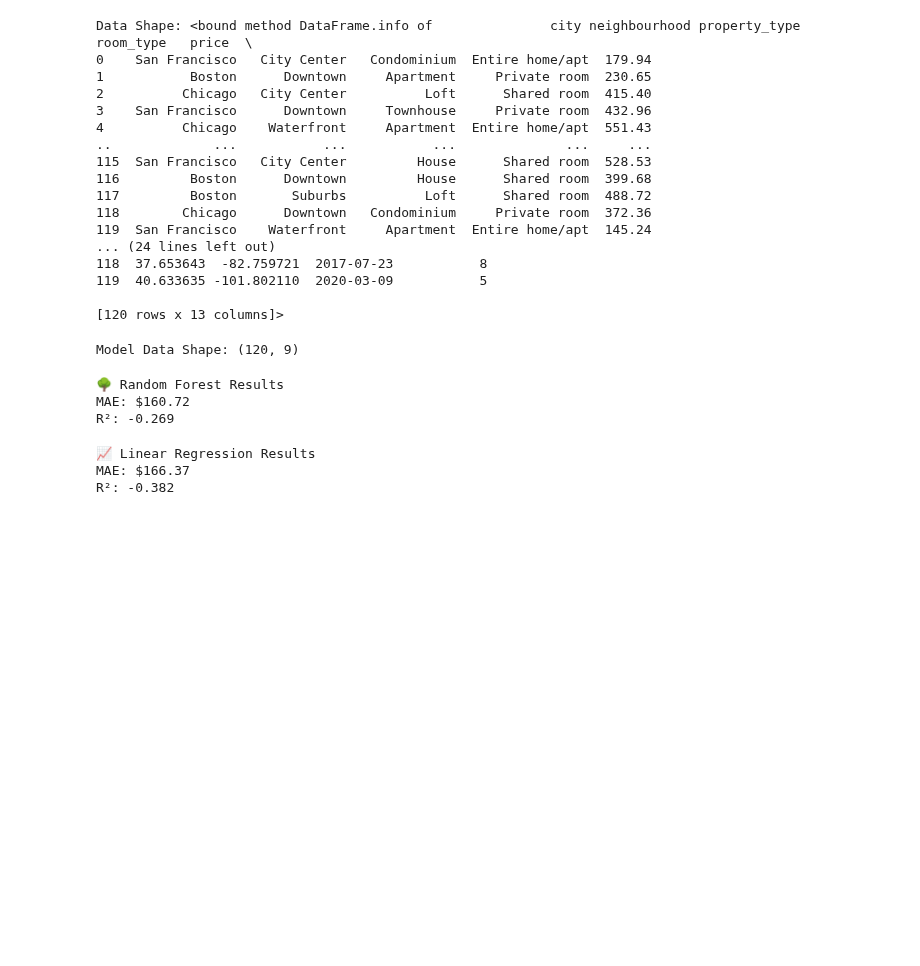
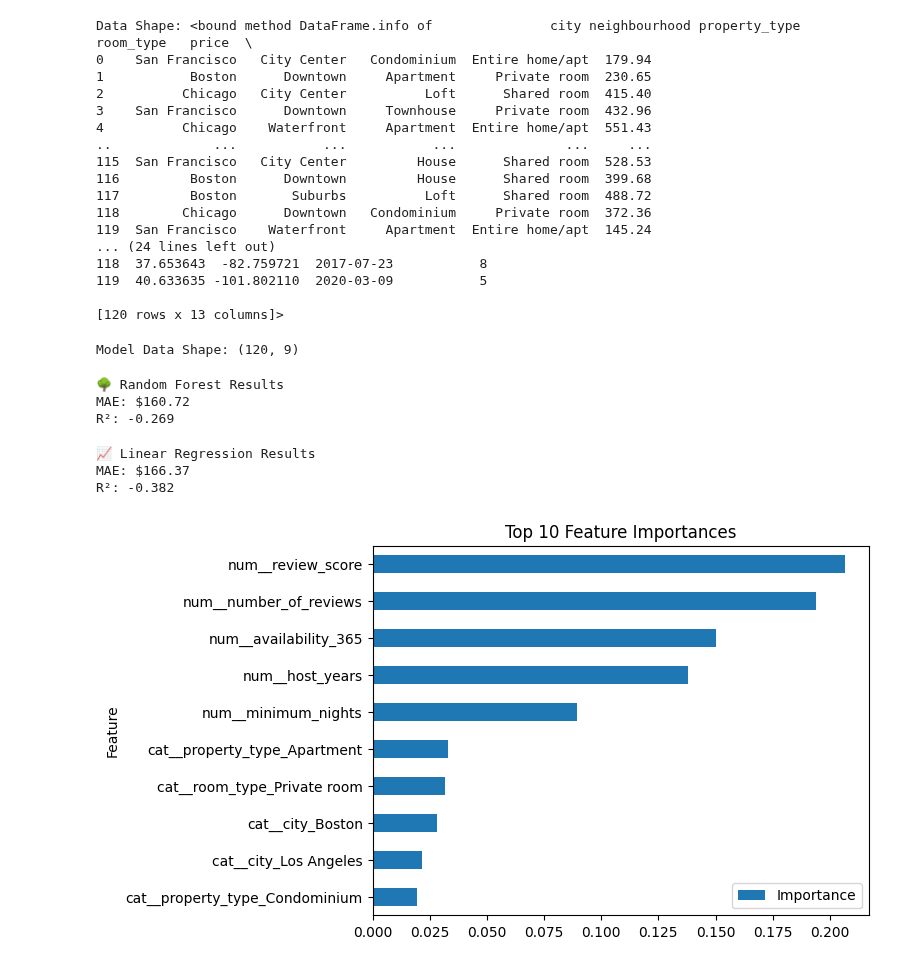
Before and after one commit to ARUNAGIRINATHAN-K/Data-Analyst-Project-Portfolio, a Jupyter notebook: airbnb_pricing_demand/analysis/04_modeling.ipynb, the cells around one changed output. Drawn from its saved outputs; the diff is of its cells as text; code cells hidden in the pictures; blank space fills up the shorter version.

```diff
--- a/airbnb_pricing_demand/analysis/04_modeling.ipynb
+++ b/airbnb_pricing_demand/analysis/04_modeling.ipynb
@@ -93,0 +96,14 @@ R²: -0.382
+# %%
+importances = rf_pipeline.named_steps['model'].feature_importances_
+feature_names = rf_pipeline.named_steps['preprocess'].get_feature_names_out()
+
+feature_df = pd.DataFrame({
+    'Feature': feature_names,
+    'Importance': importances
+}).sort_values(by='Importance', ascending=False)
+
+feature_df.head(10).plot(x='Feature', y='Importance', kind='barh', title='Top 10 Feature Importances')
+plt.gca().invert_yaxis()
+plt.show()
+# %% [output]
+[figure, added]
```
Also changed, not shown: parts of 1 cell of this notebook.
